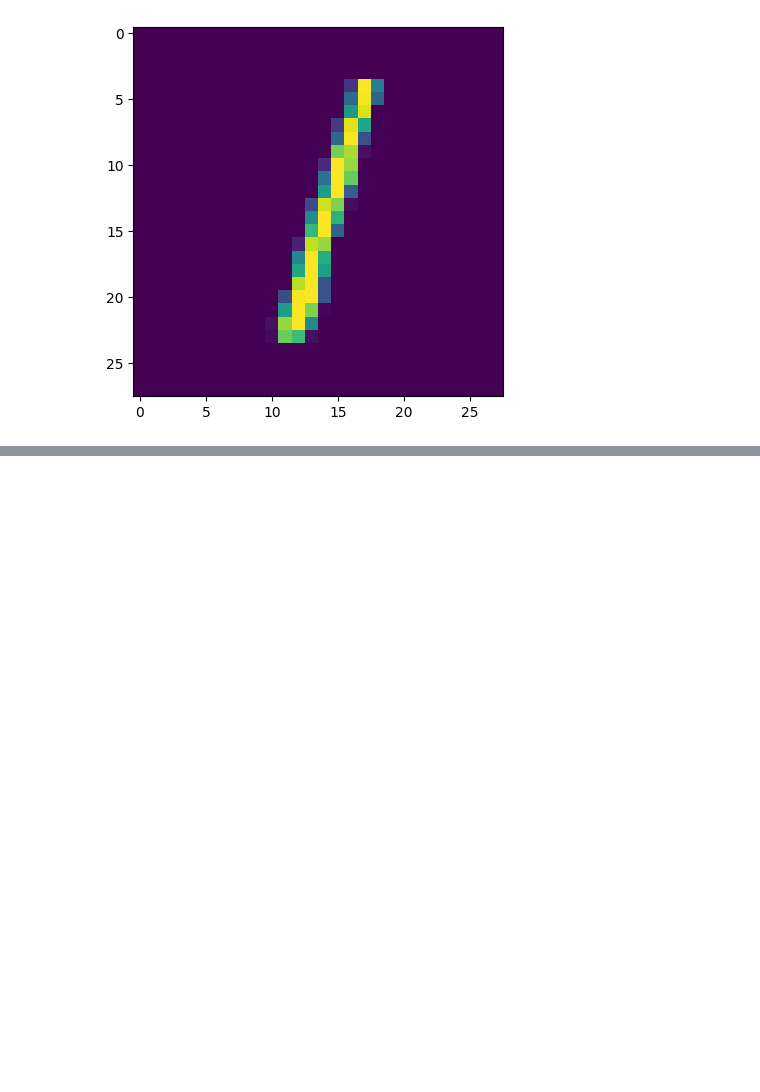
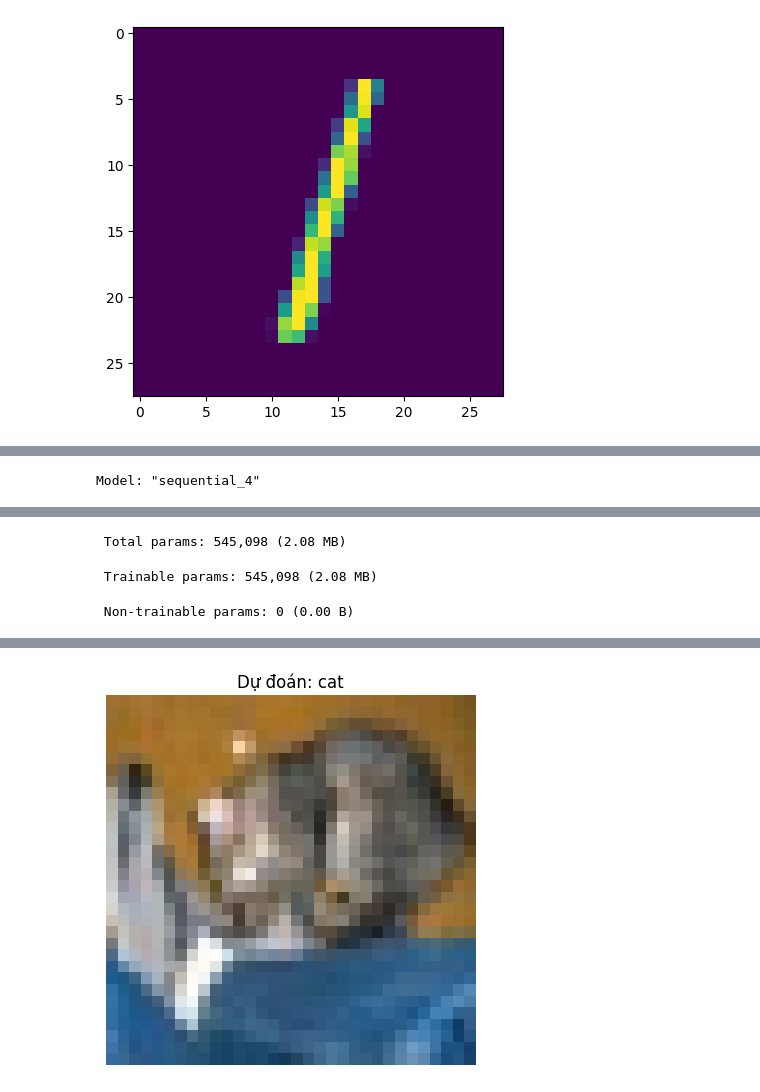
Before and after one commit to tamphuccvv/deep_learning_pratice, a Jupyter notebook: Labs03_CNN.ipynb, the cells around one changed output, grey strips where cells are left out. Saved outputs shown, nothing was run; the diff lists cells and outputs as text; code cells hidden in the pictures; blank space fills up the shorter version.

```diff
--- a/Labs03_CNN.ipynb
+++ b/Labs03_CNN.ipynb
@@ -193,0 +196,75 @@ plt.show()
+# %%
+import numpy as np
+import tensorflow as tf
+from tensorflow import keras
+from keras.models import Sequential
+from keras.layers import Conv2D, MaxPool2D, Flatten, Dense, Input
+import matplotlib.pyplot as plt
+
+# Tải bộ dữ liệu CIFAR-10 có sẵn trong Keras
+(X_train, y_train), (X_test, y_test) = keras.datasets.cifar10.load_data()
+
+# Khai báo dictionary các nhãn theo đúng yêu cầu đề bài
+class_names = {
+    0: 'airplane', 1: 'automobile', 2: 'bird', 3: 'cat', 4: 'deer',
+    5: 'dog', 6: 'frog', 7: 'horse', 8: 'ship', 9: 'truck'
+}
+
+print("Kích thước X_train ban đầu:", X_train.shape)
+
+# Chuẩn hóa giá trị pixel về khoảng [0, 1] để mô hình dễ học
+X_train = X_train.astype('float32') / 255.0
+X_test = X_test.astype('float32') / 255.0
+
+# Chuyển nhãn (y) sang dạng One-hot encoding
+num_classes = 10
+y_train_one_hot = keras.utils.to_categorical(y_train, num_classes)
+y_test_one_hot = keras.utils.to_categorical(y_test, num_classes)
+
+#xay dung mo hinh
+model = Sequential()
+model.add(Input(shape=(32, 32, 3)))
+
+# Lớp Tích chập 1 & Gộp 1
+model.add(Conv2D(32, kernel_size=(3, 3), activation='relu', padding='same'))
+model.add(MaxPool2D(pool_size=(2, 2)))
+
+# Lớp Tích chập 2 & Gộp 2
+model.add(Conv2D(64, kernel_size=(3, 3), activation='relu', padding='same'))
+model.add(MaxPool2D(pool_size=(2, 2)))
+
+# Làm phẳng đặc trưng và đưa vào mạng nơ-ron dày đặc (Dense)
+model.add(Flatten())
+model.add(Dense(128, activation='relu'))
+model.add(Dense(num_classes, activation='softmax')) # Output 10 class
+
+model.summary()
+
+#training
+model.compile(optimizer='adam', loss='categorical_crossentropy', metrics=['accuracy'])
+
+# Bắt đầu dạy học sinh
+history = model.fit(X_train, y_train_one_hot, epochs=10, batch_size=64, validation_split=0.1, verbose=1)
+
+# Đánh giá trên tập test
+score = model.evaluate(X_test, y_test_one_hot, verbose=0)
+print('Độ chính xác trên tập Test (Test accuracy):', score[1])
+
+# Lấy thử ảnh đầu tiên trong tập Test để dự đoán
+test_image_index = 0
+image = X_test[test_image_index]
+true_label_index = y_test[test_image_index][0]
+
+# Dự đoán
+predict = model.predict(X_test[test_image_index : test_image_index+1])
+predicted_label_index = np.argmax(predict)
+
+print(f"\nMô hình dự đoán đây là: {class_names[predicted_label_index]}")
+print(f"Nhãn thực tế là: {class_names[true_label_index]}")
+
+# Vẽ ảnh ra để kiểm chứng trực quan
+plt.imshow(image)
+plt.title(f"Dự đoán: {class_names[predicted_label_index]}")
+plt.axis('off')
+plt.show()
+# %% [output]
@@ -193,0 +274 @@ plt.show()
+Model: "sequential_4"
@@ -193,0 +292,3 @@ plt.show()
+ Total params: 545,098 (2.08 MB)
+ Trainable params: 545,098 (2.08 MB)
+ Non-trainable params: 0 (0.00 B)
@@ -193,0 +312 @@ plt.show()
+[figure, added]
```
Also changed, not shown: parts of 8 cells of this notebook.
